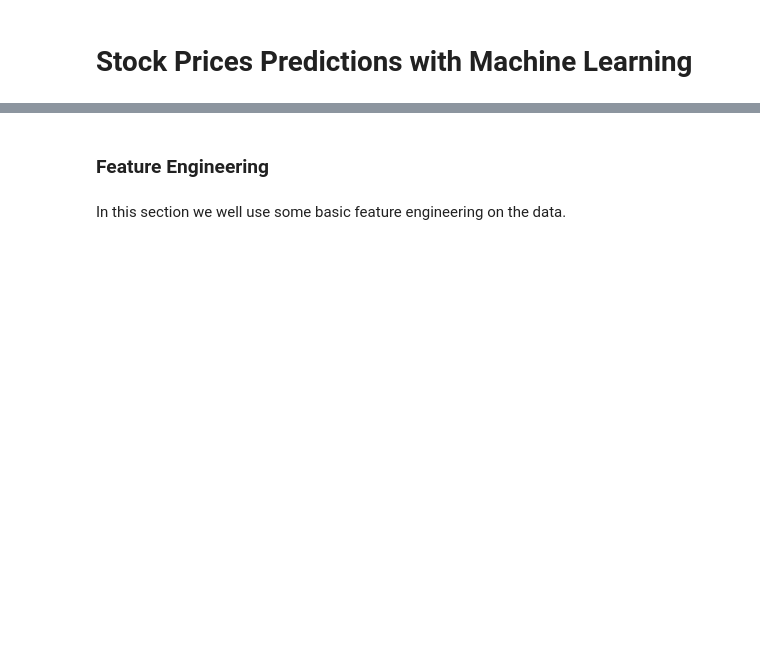
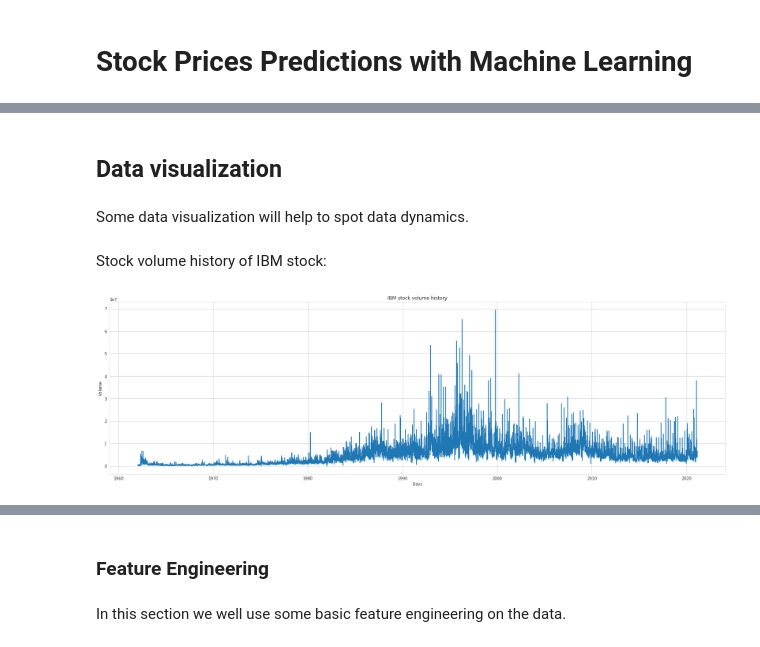
Before and after one commit to alfreedolf/ml-spp, a Jupyter notebook: DeepAR-StockPricesPredictions.ipynb, the cells around one changed output, grey strips where cells are left out. Saved outputs shown, nothing was run; the diff lists cells and outputs as text; code cells hidden in the pictures; blank space fills up the shorter version.

```diff
--- a/DeepAR-StockPricesPredictions.ipynb
+++ b/DeepAR-StockPricesPredictions.ipynb
@@ -12,0 +176,20 @@ SMA (Simple Moving Average) will be used as a benchmark for Deep Learning model
+# %% [markdown]
+## Data visualization
+# %% [markdown]
+Some data visualization will help to spot data dynamics.
+# %%
+import seaborn as sns
+sns.set_style('whitegrid')
+import matplotlib.pyplot as plt
+%matplotlib inline
+# %% [markdown]
+Stock volume history of IBM stock:
+# %%
+plt.figure(figsize=(28, 8))
+plt.plot(df_ibm["Volume"])
+plt.title('IBM stock volume history')
+plt.ylabel('Volume')
+plt.xlabel('Days')
+plt.show()
+# %% [output]
+[figure, added]
```
Also changed, not shown: parts of 177 cells of this notebook, 3 other files.
